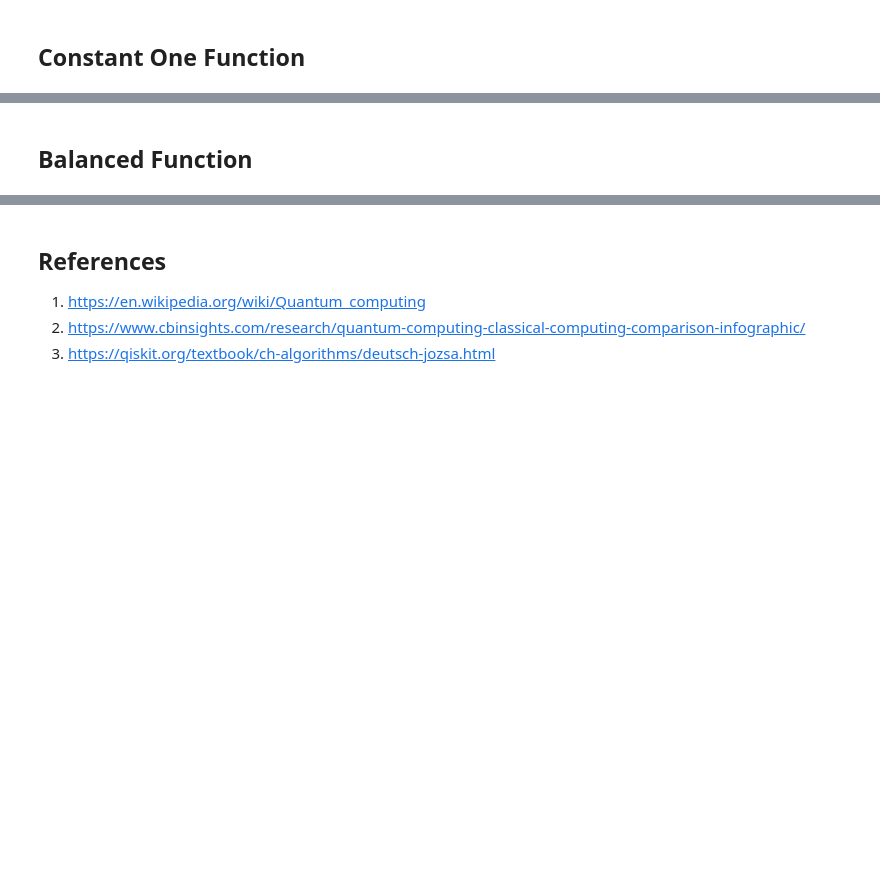
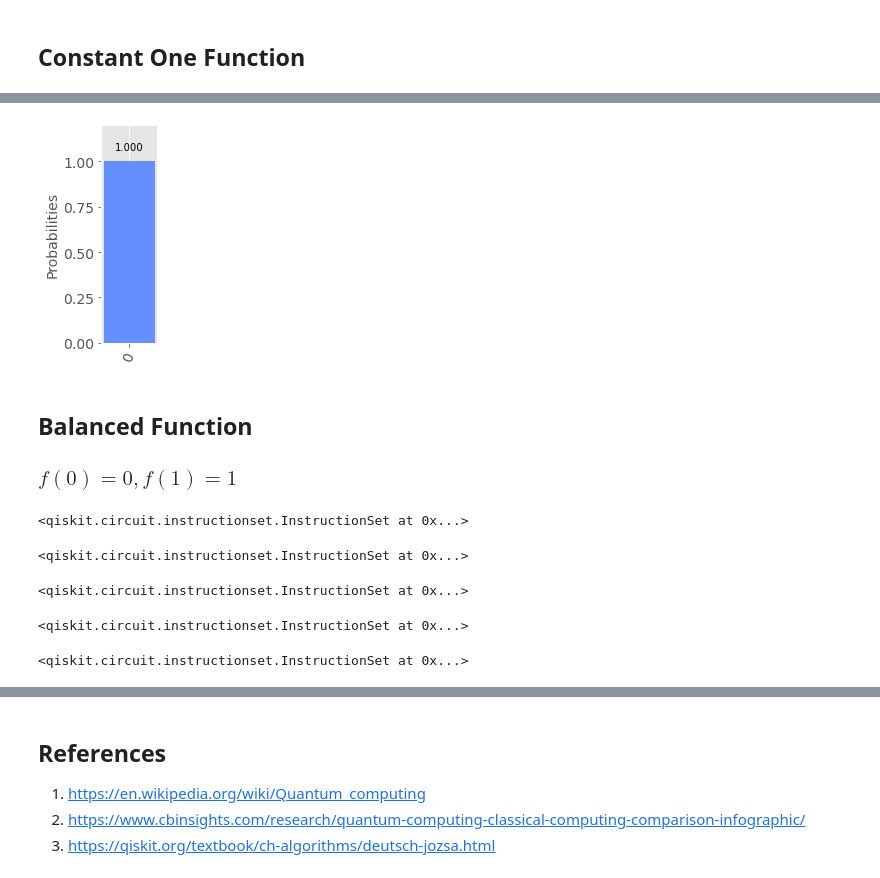
Before and after one commit to PatrickMurray78/emerging-tech, a Jupyter notebook: quantum-deutsch.ipynb, the cells around one changed output, grey strips where cells are left out. Cells and saved outputs as stored; diff of their text form; code cells hidden in the pictures; blank space fills up the shorter version.

```diff
--- a/quantum-deutsch.ipynb
+++ b/quantum-deutsch.ipynb
@@ -173,3 +197,3 @@ circuit.h((0, 1))
 # %%
-# Identity gate.
-circuit.i(1)
+# X gate.
+circuit.x(1)
@@ -188,13 +221,19 @@ simulator = aer.QasmSimulator()
 # Compile the circuit in the simulator.
 compcircuit = qiskit.transpile(circuit, simulator)
 # %%
-# Simulate the circuit 500 times.
-job = simulator.run(compcircuit, shots=500)
+# Simulate the circuit 1000 times.
+job = simulator.run(compcircuit, shots=1000)
 # %%
 # Get the results.
 results = job.result()
 # %%
 # Show the results count.
-results.get_counts()
+counts = results.get_counts()
+# %%
+# Display historgram.
+qiskit.visualization.plot_histogram(counts, figsize=(1, 4))
+# %% [output]
+[figure, added]
 # %% [markdown]
 ## Balanced Function
+### $f(0) = 0, f(1) = 1$
@@ -200,0 +243,15 @@ results.get_counts()
+# %%
+# Initialise the first qubit to |0>.
+circuit.initialize([1, 0], 0)
+# %% [output]
+<qiskit.circuit.instructionset.InstructionSet at 0x...>
+# %%
+# Initialise the last qubit to |1>.
+circuit.initialize([0, 1], 1)
+# %% [output]
+<qiskit.circuit.instructionset.InstructionSet at 0x...>
+# %%
+# Apply a Hadamard gate to each qubit.
+circuit.h((0, 1))
+# %% [output]
+<qiskit.circuit.instructionset.InstructionSet at 0x...>
@@ -200,0 +261,10 @@ results.get_counts()
+# %%
+# Apply another Hadamard gate to the first qubit.
+circuit.h(0)
+# %% [output]
+<qiskit.circuit.instructionset.InstructionSet at 0x...>
+# %%
+# Measure the first qubit.
+circuit.measure(0, 0)
+# %% [output]
+<qiskit.circuit.instructionset.InstructionSet at 0x...>
```
Also changed, not shown: parts of 43 cells of this notebook.
